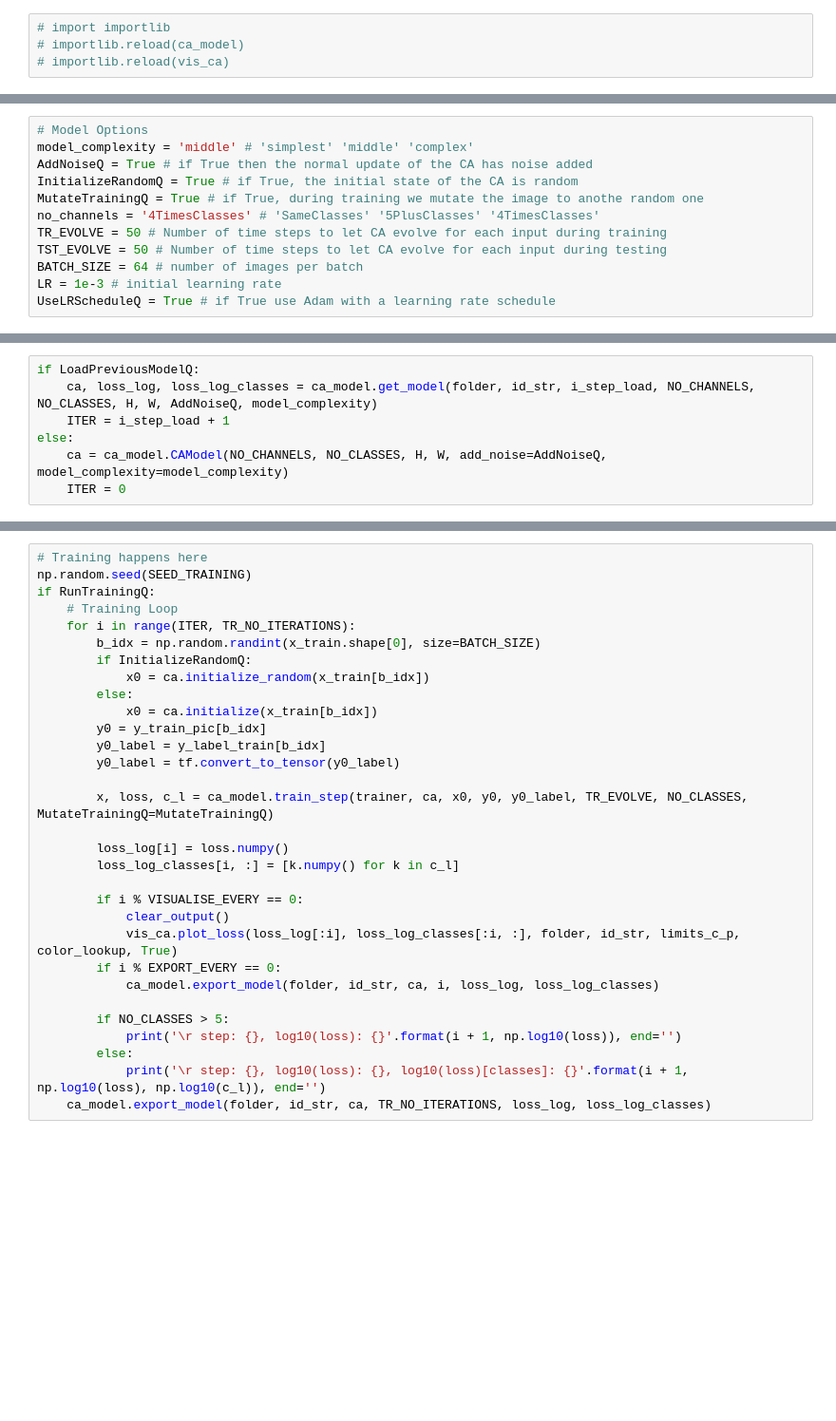
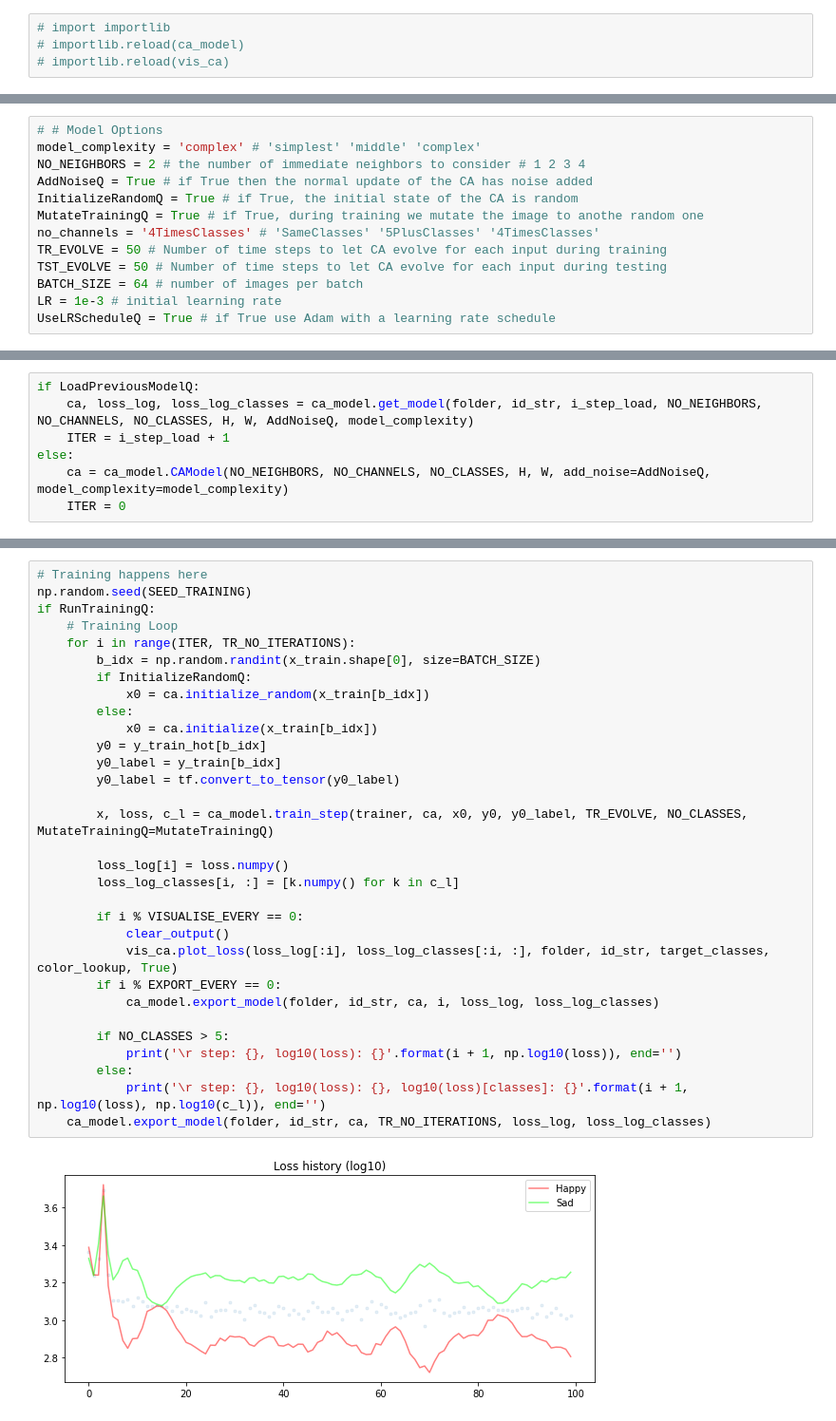
Before and after one commit to nunocalaim/CellularAutomata, a Jupyter notebook: NC_CA_Emotions.ipynb, the cells around one changed output, grey strips where cells are left out. Shown: that part at 95% size. Drawn from its saved outputs; the diff is of its cells as text; blank space fills up the shorter version.

```diff
--- a/NC_CA_Emotions.ipynb
+++ b/NC_CA_Emotions.ipynb
@@ -50,8 +49,9 @@ RunTestIncreaseQ = True # if True, in the end we test an increasing size of inpu
 SEED_TRAINING = 1
 SEED_MOVIES = 1
 # %%
-# Model Options
-model_complexity = 'middle' # 'simplest' 'middle' 'complex'
+# # Model Options
+model_complexity = 'complex' # 'simplest' 'middle' 'complex'
+NO_NEIGHBORS = 2 # the number of immediate neighbors to consider # 1 2 3 4
 AddNoiseQ = True # if True then the normal update of the CA has noise added
 InitializeRandomQ = True # if True, the initial state of the CA is random
 MutateTrainingQ = True # if True, during training we mutate the image to anothe random one
@@ -219,9 +220,9 @@ for i in range(y_train.shape[0]):
 # %%
 if LoadPreviousModelQ:
-    ca, loss_log, loss_log_classes = ca_model.get_model(folder, id_str, i_step_load, NO_CHANNELS, NO_CLASSES, H, W, AddNoiseQ, model_complexity)
+    ca, loss_log, loss_log_classes = ca_model.get_model(folder, id_str, i_step_load, NO_NEIGHBORS, NO_CHANNELS, NO_CLASSES, H, W, AddNoiseQ, model_complexity)
     ITER = i_step_load + 1
 else:
-    ca = ca_model.CAModel(NO_CHANNELS, NO_CLASSES, H, W, add_noise=AddNoiseQ, model_complexity=model_complexity)
+    ca = ca_model.CAModel(NO_NEIGHBORS, NO_CHANNELS, NO_CLASSES, H, W, add_noise=AddNoiseQ, model_complexity=model_complexity)
     ITER = 0
 # %%
 ca.update_state.summary()
@@ -241,31 +244,33 @@ _________________________________________________________________
 # %%
 # Training happens here
 np.random.seed(SEED_TRAINING)
 if RunTrainingQ:
     # Training Loop
     for i in range(ITER, TR_NO_ITERATIONS):
         b_idx = np.random.randint(x_train.shape[0], size=BATCH_SIZE)
         if InitializeRandomQ:
             x0 = ca.initialize_random(x_train[b_idx])
         else:
             x0 = ca.initialize(x_train[b_idx])
-        y0 = y_train_pic[b_idx]
-        y0_label = y_label_train[b_idx]
+        y0 = y_train_hot[b_idx]
+        y0_label = y_train[b_idx]
         y0_label = tf.convert_to_tensor(y0_label)
 
         x, loss, c_l = ca_model.train_step(trainer, ca, x0, y0, y0_label, TR_EVOLVE, NO_CLASSES, MutateTrainingQ=MutateTrainingQ)
 
         loss_log[i] = loss.numpy()
         loss_log_classes[i, :] = [k.numpy() for k in c_l]
 
         if i % VISUALISE_EVERY == 0:
             clear_output()
-            vis_ca.plot_loss(loss_log[:i], loss_log_classes[:i, :], folder, id_str, limits_c_p, color_lookup, True)
+            vis_ca.plot_loss(loss_log[:i], loss_log_classes[:i, :], folder, id_str, target_classes, color_lookup, True)
         if i % EXPORT_EVERY == 0:
             ca_model.export_model(folder, id_str, ca, i, loss_log, loss_log_classes)
 
         if NO_CLASSES > 5:
             print('\r step: {}, log10(loss): {}'.format(i + 1, np.log10(loss)), end='')
         else:
             print('\r step: {}, log10(loss): {}, log10(loss)[classes]: {}'.format(i + 1, np.log10(loss), np.log10(c_l)), end='')
     ca_model.export_model(folder, id_str, ca, TR_NO_ITERATIONS, loss_log, loss_log_classes)
+# %% [output]
+[figure, added]
```
Also changed, not shown: parts of 12 cells of this notebook.
